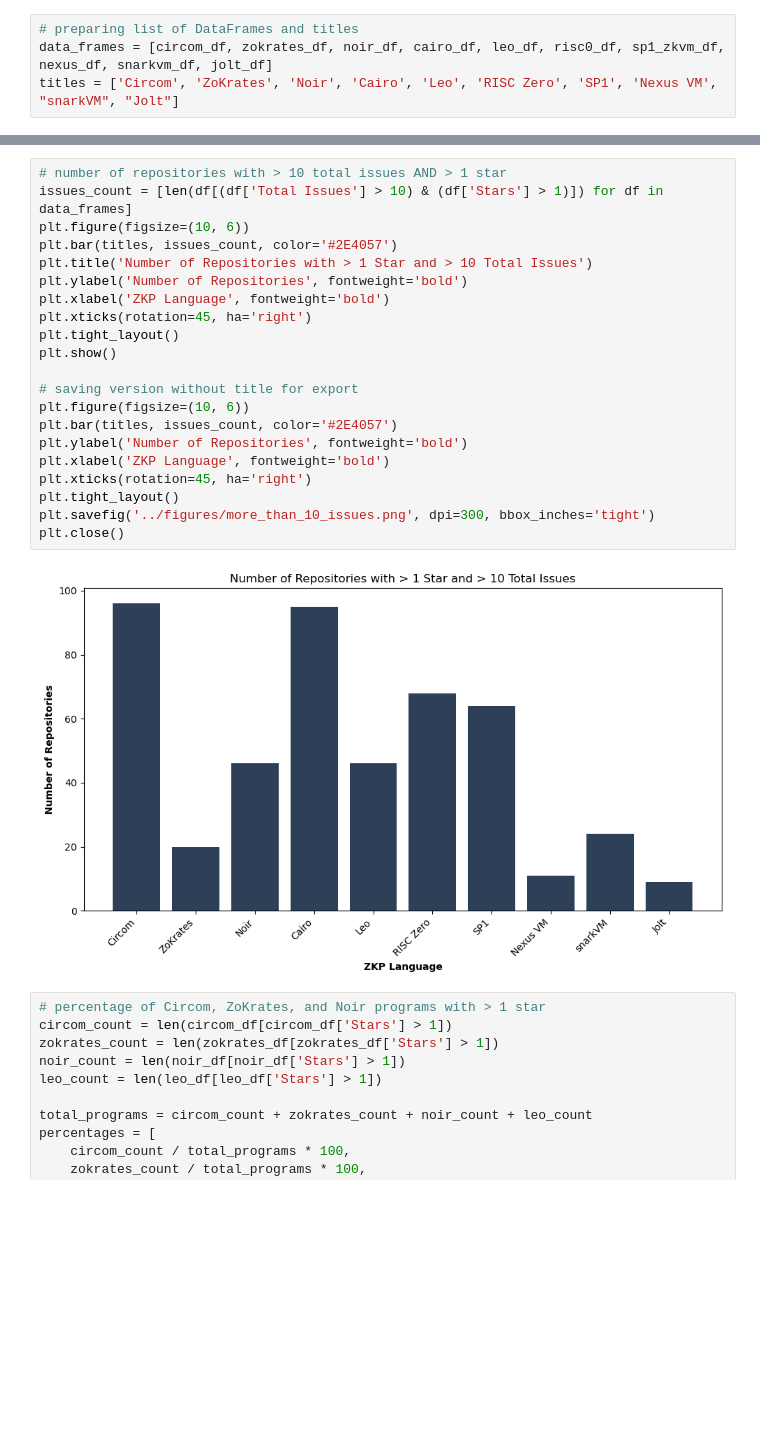
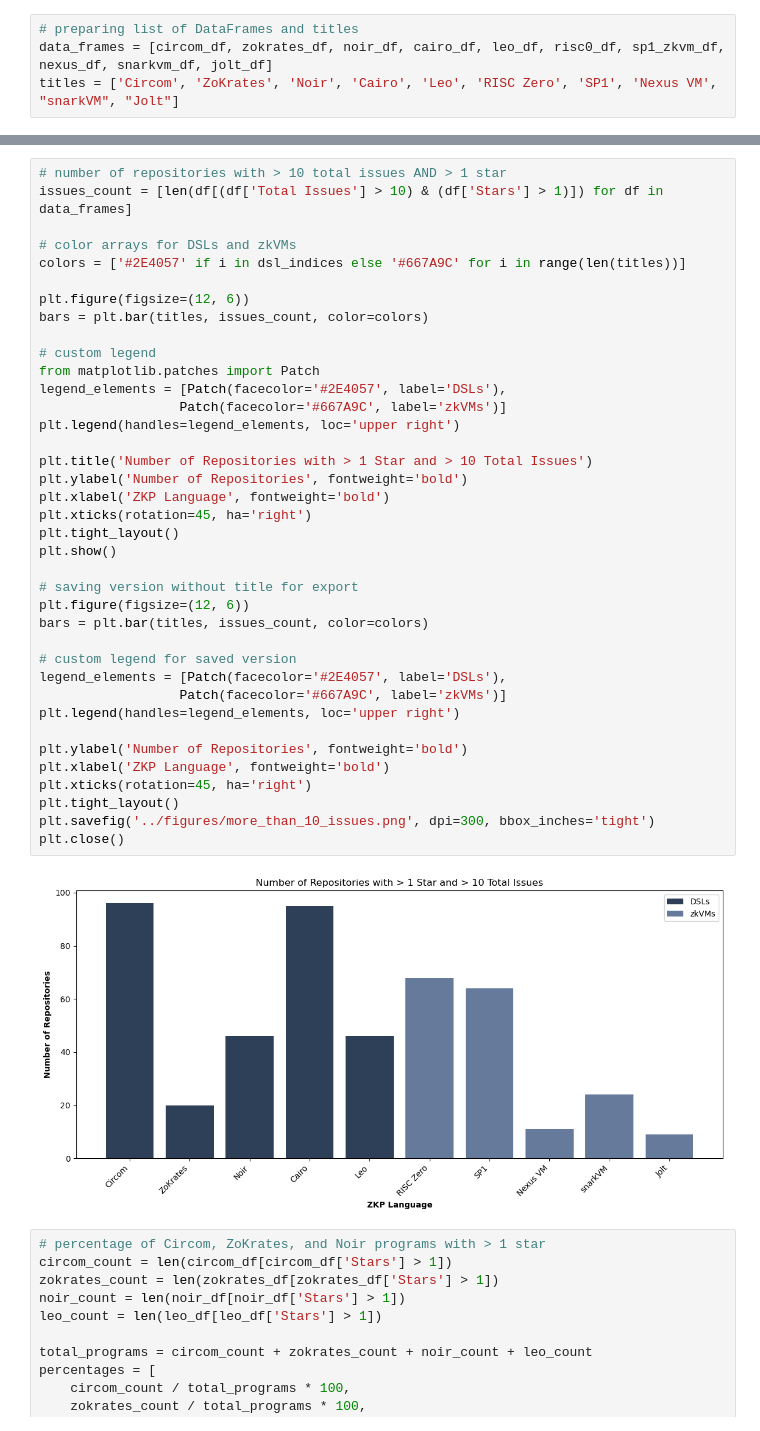
Before and after one commit to ArmanKolozyan/ZKP-Languages, a Jupyter notebook: src/data_analyzer.ipynb, the cells around one changed output, grey strips where cells are left out. Cells and saved outputs as stored; diff of their text form; blank space fills up the shorter version.

```diff
--- a/src/data_analyzer.ipynb
+++ b/src/data_analyzer.ipynb
@@ -75,26 +107,43 @@ plt.close()
 # %%
 # number of repositories with > 10 total issues AND > 1 star
 issues_count = [len(df[(df['Total Issues'] > 10) & (df['Stars'] > 1)]) for df in data_frames]
-plt.figure(figsize=(10, 6))
-plt.bar(titles, issues_count, color='#2E4057')
+
+# color arrays for DSLs and zkVMs
+colors = ['#2E4057' if i in dsl_indices else '#667A9C' for i in range(len(titles))]
+
+plt.figure(figsize=(12, 6))
+bars = plt.bar(titles, issues_count, color=colors)
+
+# custom legend
+from matplotlib.patches import Patch
+legend_elements = [Patch(facecolor='#2E4057', label='DSLs'),
+                  Patch(facecolor='#667A9C', label='zkVMs')]
+plt.legend(handles=legend_elements, loc='upper right')
+
 plt.title('Number of Repositories with > 1 Star and > 10 Total Issues')
 plt.ylabel('Number of Repositories', fontweight='bold')
 plt.xlabel('ZKP Language', fontweight='bold')
 plt.xticks(rotation=45, ha='right')
 plt.tight_layout()
 plt.show()
 
 # saving version without title for export
-plt.figure(figsize=(10, 6))
-plt.bar(titles, issues_count, color='#2E4057')
+plt.figure(figsize=(12, 6))
+bars = plt.bar(titles, issues_count, color=colors)
+
+# custom legend for saved version
+legend_elements = [Patch(facecolor='#2E4057', label='DSLs'),
+                  Patch(facecolor='#667A9C', label='zkVMs')]
+plt.legend(handles=legend_elements, loc='upper right')
+
 plt.ylabel('Number of Repositories', fontweight='bold')
 plt.xlabel('ZKP Language', fontweight='bold')
 plt.xticks(rotation=45, ha='right')
 plt.tight_layout()
 plt.savefig('../figures/more_than_10_issues.png', dpi=300, bbox_inches='tight')
 plt.close()
 # %% [output]
-[figure, old version]
+[figure, new version]
 # %%
 # percentage of Circom, ZoKrates, and Noir programs with > 1 star
 circom_count = len(circom_df[circom_df['Stars'] > 1])
```
Also changed, not shown: parts of 2 cells of this notebook, 3 other files.
